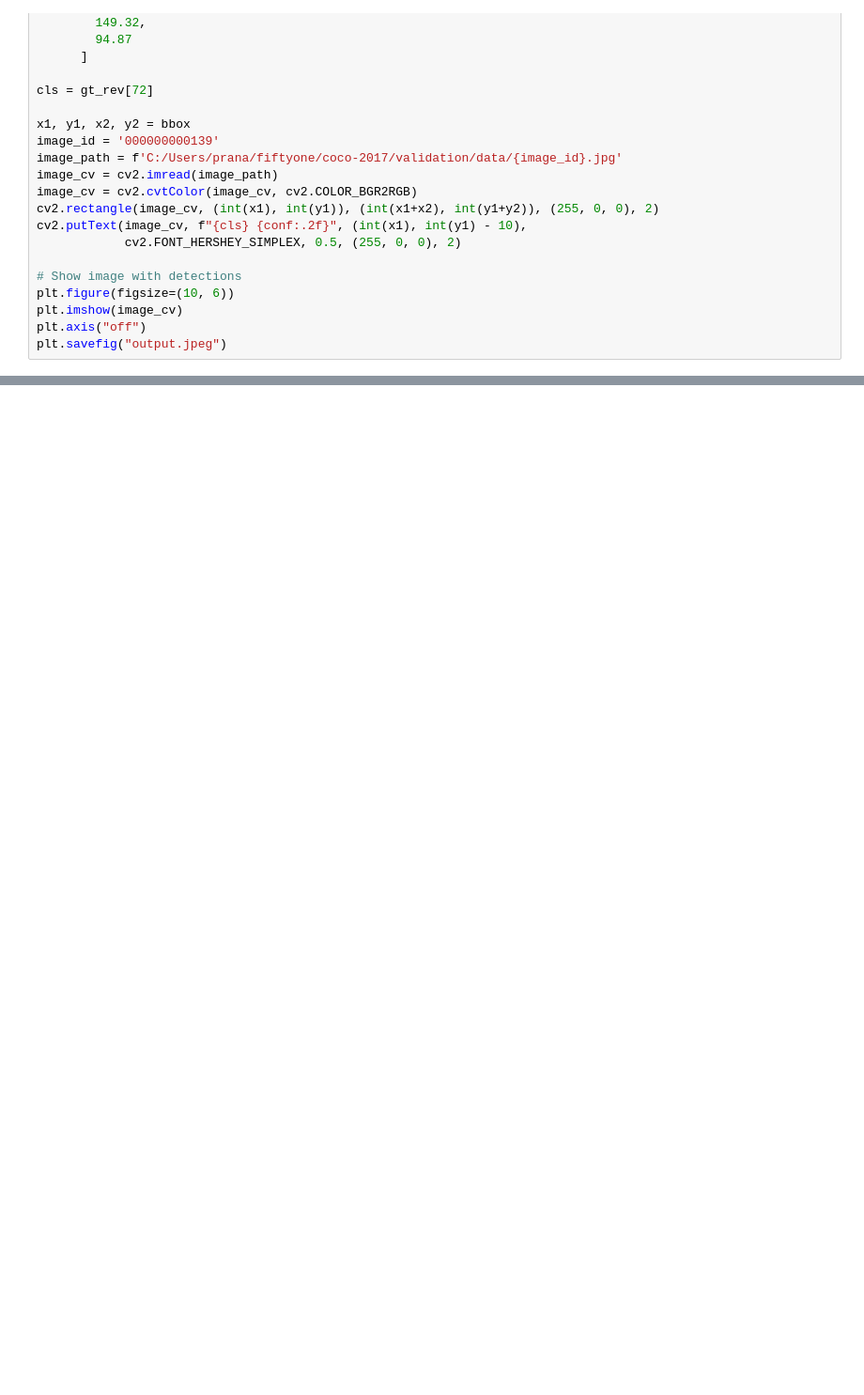
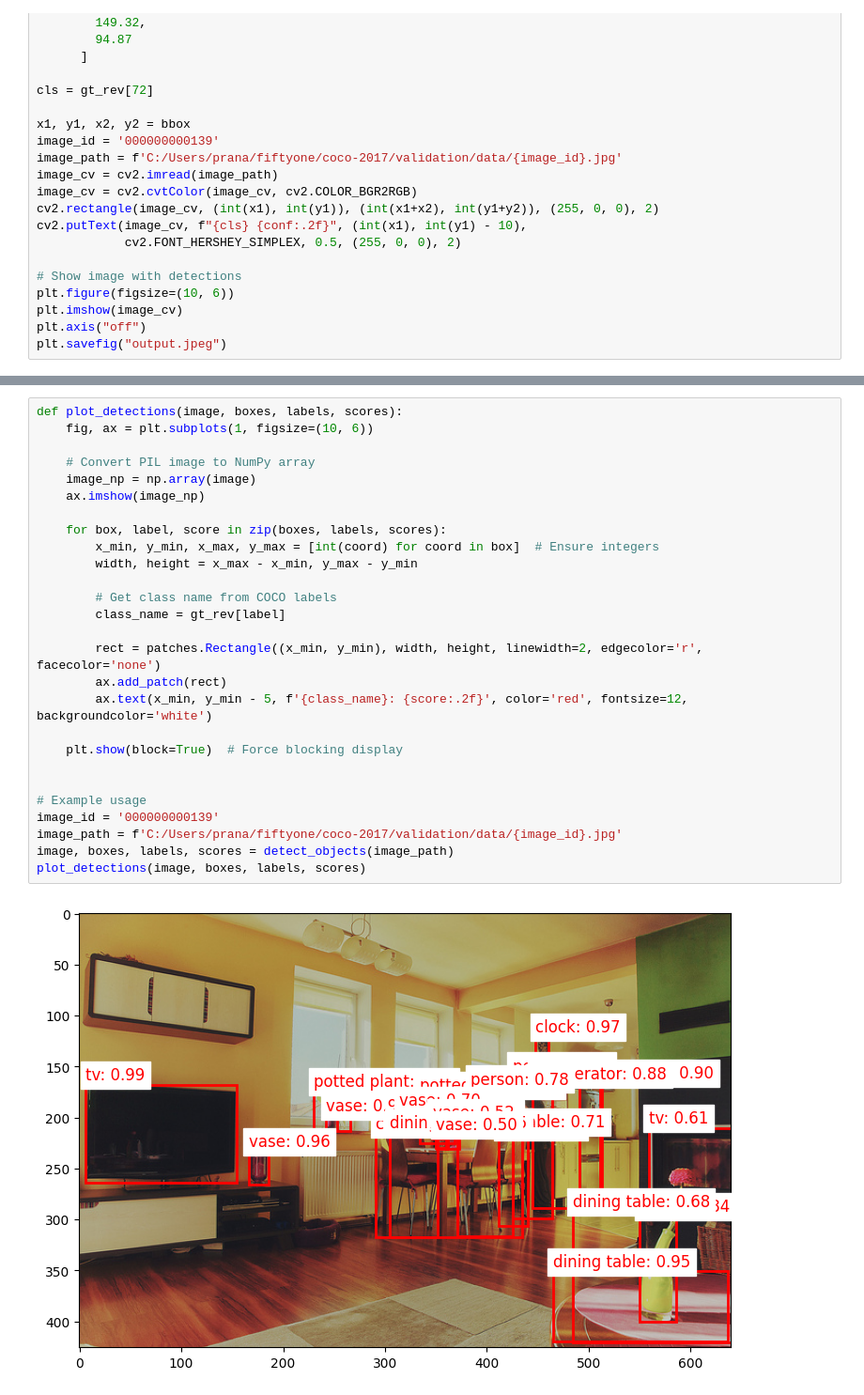
Before and after one commit to Pranavb060504/object-detection-adverserial-attacks, a Jupyter notebook: eval.ipynb, the cells around one changed output, grey strips where cells are left out. Shown at 94% size. Cells and saved outputs as stored; diff of their text form; blank space fills up the shorter version.

```diff
--- a/eval.ipynb
+++ b/eval.ipynb
@@ -272,0 +382,29 @@ Adding AutoShape...
+# %%
+def plot_detections(image, boxes, labels, scores):
+    fig, ax = plt.subplots(1, figsize=(10, 6))
+
+    # Convert PIL image to NumPy array
+    image_np = np.array(image)
+    ax.imshow(image_np)
+
+    for box, label, score in zip(boxes, labels, scores):
+        x_min, y_min, x_max, y_max = [int(coord) for coord in box]  # Ensure integers
+        width, height = x_max - x_min, y_max - y_min
+
+        # Get class name from COCO labels
+        class_name = gt_rev[label]
+
+        rect = patches.Rectangle((x_min, y_min), width, height, linewidth=2, edgecolor='r', facecolor='none')
+        ax.add_patch(rect)
+        ax.text(x_min, y_min - 5, f'{class_name}: {score:.2f}', color='red', fontsize=12, backgroundcolor='white')
+
+    plt.show(block=True)  # Force blocking display
+
+
+# Example usage
+image_id = '000000000139'
+image_path = f'C:/Users/prana/fiftyone/coco-2017/validation/data/{image_id}.jpg'
+image, boxes, labels, scores = detect_objects(image_path)
+plot_detections(image, boxes, labels, scores)
+# %% [output]
+[figure, added]
```
Also changed, not shown: parts of 5 cells of this notebook.
